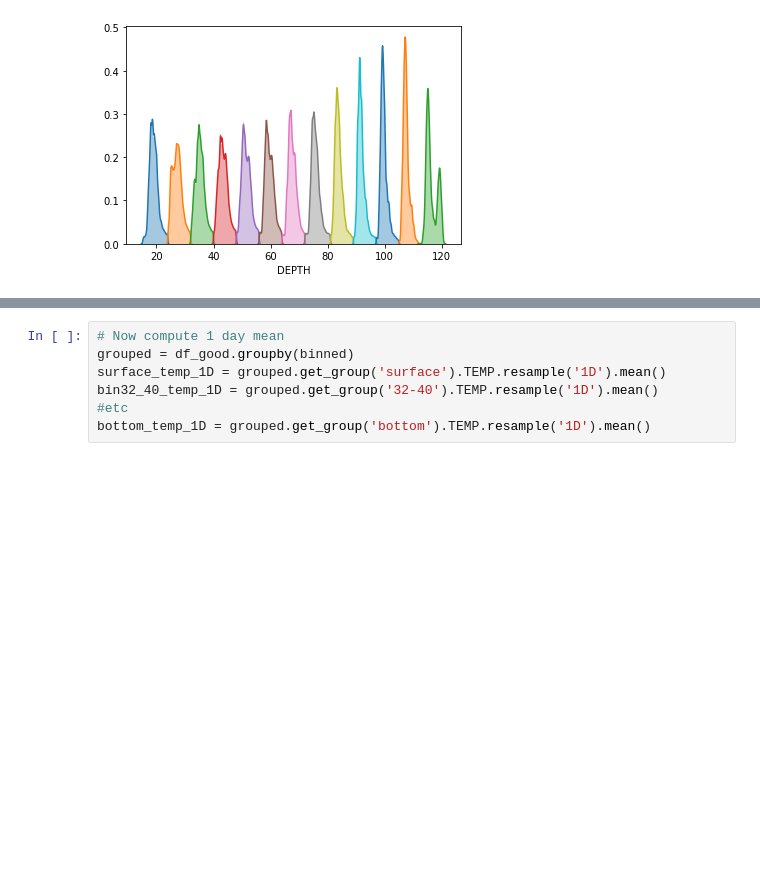
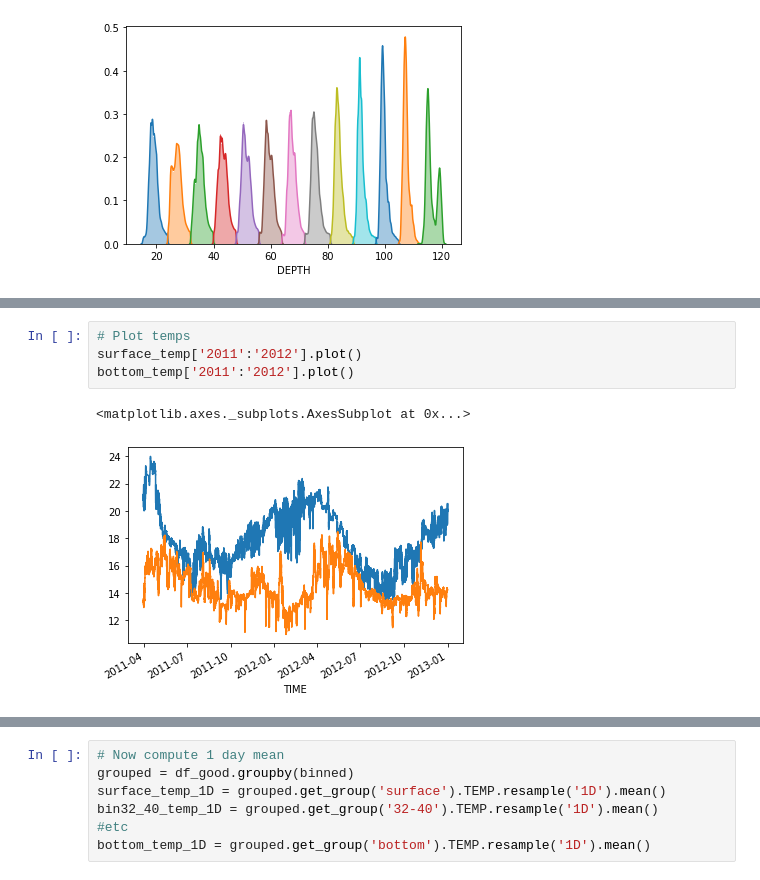
Before and after one commit to Stuartsgithub/BMP2020, a Jupyter notebook: BMP20200624v2.ipynb, the cells around one changed output, grey strips where cells are left out. Cells and saved outputs as stored; diff of their text form; blank space fills up the shorter version.

```diff
--- a/BMP20200624v2.ipynb
+++ b/BMP20200624v2.ipynb
@@ -148,3 +164,10 @@ bottom_temp = grouped.get_group('bottom').TEMP
+# %%
+# Plot temps
+surface_temp['2011':'2012'].plot()
+bottom_temp['2011':'2012'].plot()
+# %% [output]
+<matplotlib.axes._subplots.AxesSubplot at 0x...>
+[figure, added]
 # %%
 # Plot temps
 surface_temp['2012':'2013'].plot()
```
Also changed, not shown: parts of 15 cells of this notebook, 1 other file.
